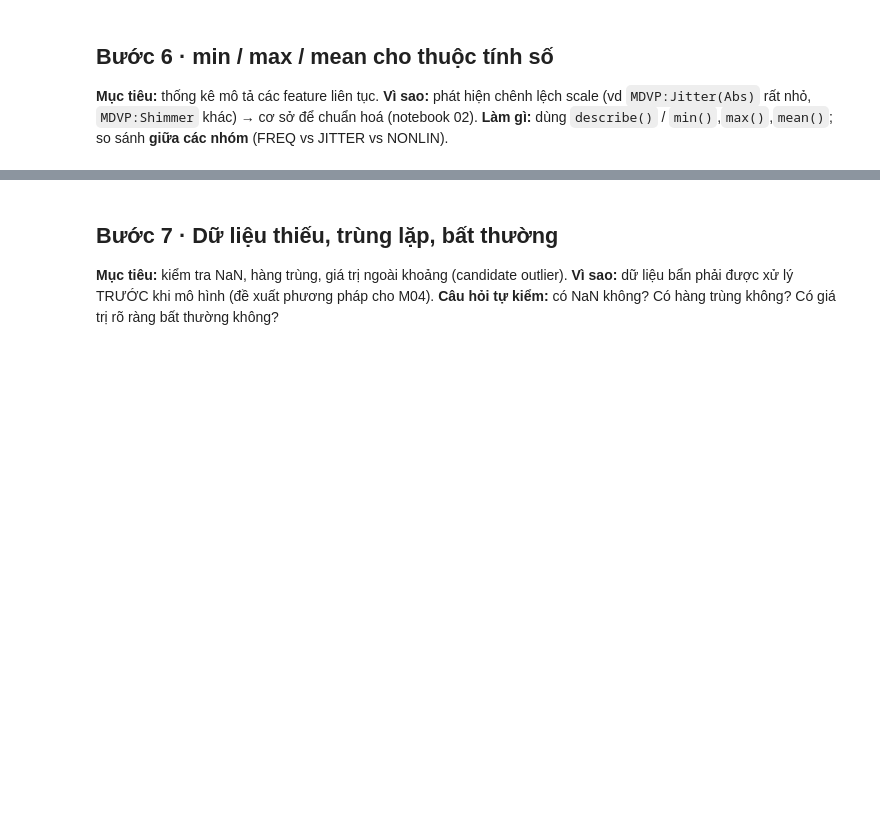
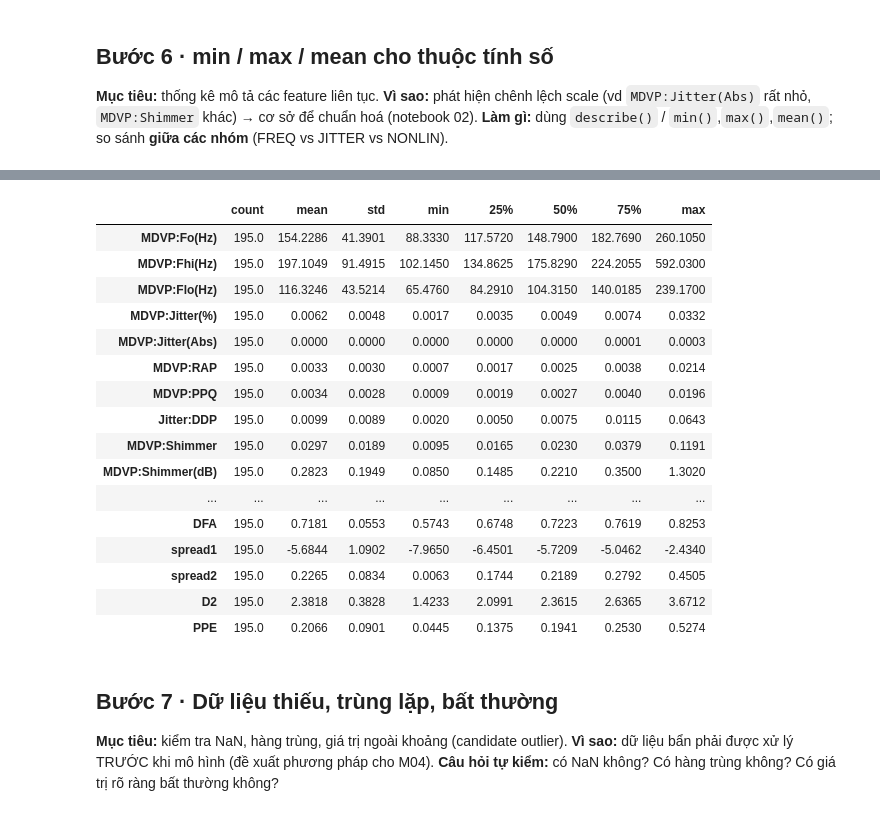
Before and after one commit to KaiyoDev/Nhom_3_KhaiThacDuLieu_Parkinsons, a Jupyter notebook: notebooks/01_data_exploration.ipynb, the cells around one changed output, grey strips where cells are left out. Cells and saved outputs as stored; diff of their text form; code cells hidden in the pictures; blank space fills up the shorter version.

```diff
--- a/notebooks/01_data_exploration.ipynb
+++ b/notebooks/01_data_exploration.ipynb
@@ -114,3 +187,27 @@ pass
+# %%
+# M03-T1: Thống kê min/max/mean theo từng feature
+# Mỗi feature một hàng
+stats = df.drop(columns=["status"], errors="ignore").describe().T
+
+display(stats.round(4))
+# %% [output]
+|  | count | mean | std | min | 25% | 50% | 75% | max |
+| MDVP:Fo(Hz) | 195.0 | 154.2286 | 41.3901 | 88.3330 | 117.5720 | 148.7900 | 182.7690 | 260.1050 |
+| MDVP:Fhi(Hz) | 195.0 | 197.1049 | 91.4915 | 102.1450 | 134.8625 | 175.8290 | 224.2055 | 592.0300 |
+| MDVP:Flo(Hz) | 195.0 | 116.3246 | 43.5214 | 65.4760 | 84.2910 | 104.3150 | 140.0185 | 239.1700 |
+| MDVP:Jitter(%) | 195.0 | 0.0062 | 0.0048 | 0.0017 | 0.0035 | 0.0049 | 0.0074 | 0.0332 |
+| MDVP:Jitter(Abs) | 195.0 | 0.0000 | 0.0000 | 0.0000 | 0.0000 | 0.0000 | 0.0001 | 0.0003 |
+| MDVP:RAP | 195.0 | 0.0033 | 0.0030 | 0.0007 | 0.0017 | 0.0025 | 0.0038 | 0.0214 |
+| MDVP:PPQ | 195.0 | 0.0034 | 0.0028 | 0.0009 | 0.0019 | 0.0027 | 0.0040 | 0.0196 |
+| Jitter:DDP | 195.0 | 0.0099 | 0.0089 | 0.0020 | 0.0050 | 0.0075 | 0.0115 | 0.0643 |
+| MDVP:Shimmer | 195.0 | 0.0297 | 0.0189 | 0.0095 | 0.0165 | 0.0230 | 0.0379 | 0.1191 |
+| MDVP:Shimmer(dB) | 195.0 | 0.2823 | 0.1949 | 0.0850 | 0.1485 | 0.2210 | 0.3500 | 1.3020 |
+| ... | ... | ... | ... | ... | ... | ... | ... | ... |
+| DFA | 195.0 | 0.7181 | 0.0553 | 0.5743 | 0.6748 | 0.7223 | 0.7619 | 0.8253 |
+| spread1 | 195.0 | -5.6844 | 1.0902 | -7.9650 | -6.4501 | -5.7209 | -5.0462 | -2.4340 |
+| spread2 | 195.0 | 0.2265 | 0.0834 | 0.0063 | 0.1744 | 0.2189 | 0.2792 | 0.4505 |
+| D2 | 195.0 | 2.3818 | 0.3828 | 1.4233 | 2.0991 | 2.3615 | 2.6365 | 3.6712 |
+| PPE | 195.0 | 0.2066 | 0.0901 | 0.0445 | 0.1375 | 0.1941 | 0.2530 | 0.5274 |
 # %% [markdown]
 ## Bước 7 · Dữ liệu thiếu, trùng lặp, bất thường
 **Mục tiêu:** kiểm tra NaN, hàng trùng, giá trị ngoài khoảng (candidate outlier).
```
Also changed, not shown: parts of 11 cells of this notebook, 2 other files.
